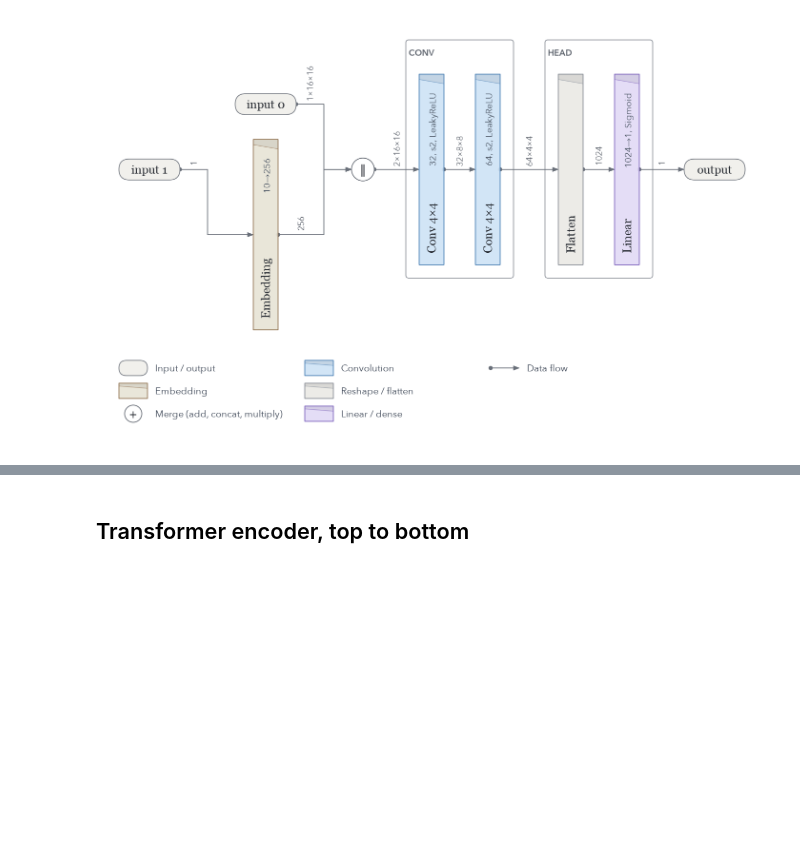
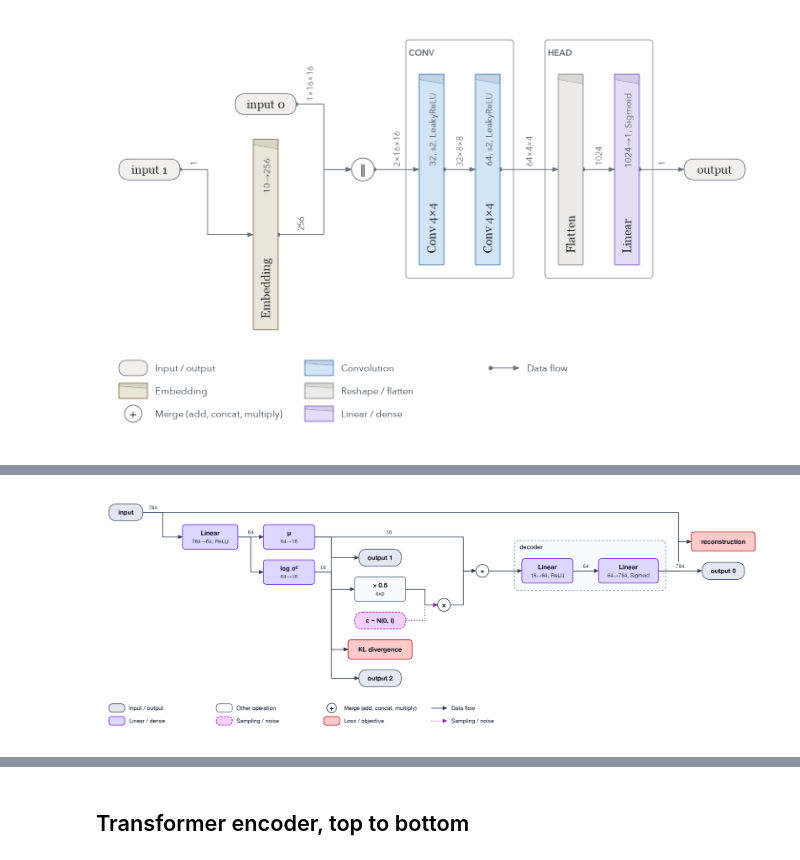
Before and after one commit to AndreiUtina/TensorGami, a Jupyter notebook: examples/tour.ipynb, the cells around one changed output, grey strips where cells are left out. Cells and saved outputs as stored; diff of their text form; code cells hidden in the pictures; blank space fills up the shorter version.

```diff
--- a/examples/tour.ipynb
+++ b/examples/tour.ipynb
@@ -108,0 +114,12 @@ tg.draw(critic, (picture, label), style="origami")
+# %%
+tg.draw(
+    vae,
+    digits,
+    overrides={"mu": {"label": "μ"}, "logvar": {"label": "log σ²"}},
+    annotations=[
+        tg.Loss("reconstruction", "output 0", "input"),
+        tg.Loss("KL divergence", "mu", "logvar"),
+    ],
+)
+# %% [output]
+[figure, added]
```
Also changed, not shown: parts of 4 cells of this notebook.
